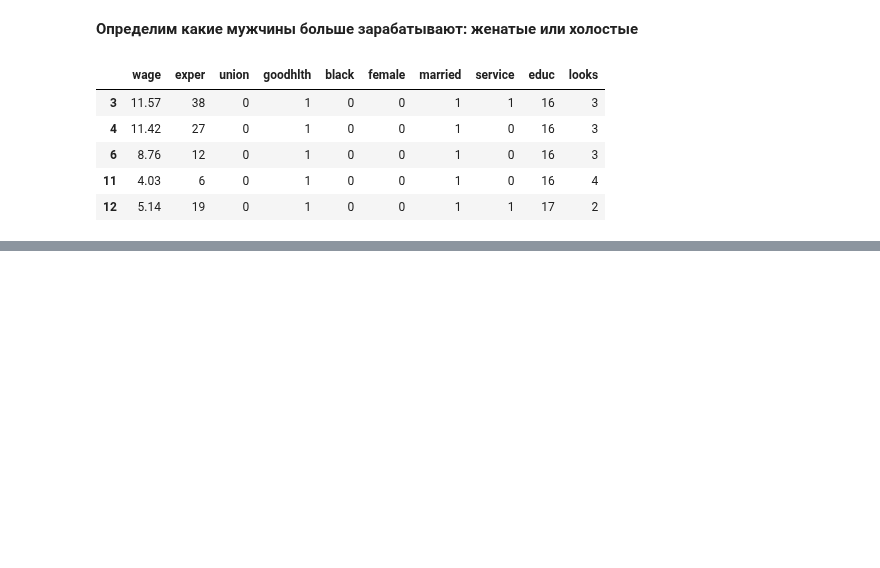
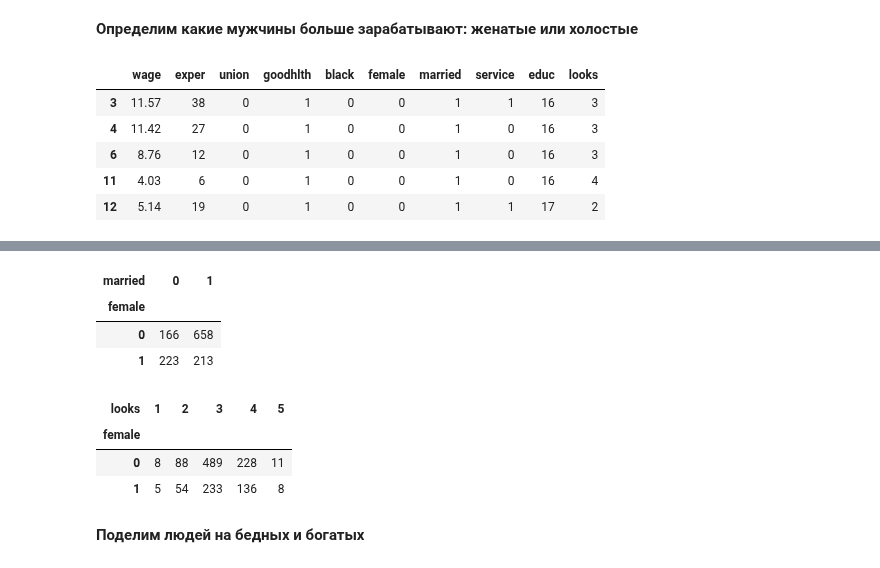
Before and after one commit to disp1air/Linal_ML, a Jupyter notebook: open_ds/1/beauty.ipynb, the cells around one changed output, grey strips where cells are left out. Saved outputs shown, nothing was run; the diff lists cells and outputs as text; code cells hidden in the pictures; blank space fills up the shorter version.

```diff
--- a/open_ds/1/beauty.ipynb
+++ b/open_ds/1/beauty.ipynb
@@ -134,0 +237,16 @@ data[(data['female'] == 0) & (data['married'] == 1)].head() # отбираем
+# %%
+pd.crosstab(data['female'], data['married'])
+# %% [output]
+| married | 0 | 1 |
+| female |  |  |
+| 0 | 166 | 658 |
+| 1 | 223 | 213 |
+# %%
+pd.crosstab(data['female'], data['looks'])
+# %% [output]
+| looks | 1 | 2 | 3 | 4 | 5 |
+| female |  |  |  |  |  |
+| 0 | 8 | 88 | 489 | 228 | 11 |
+| 1 | 5 | 54 | 233 | 136 | 8 |
+# %% [markdown]
+**Поделим людей на бедных и богатых**
```
Also changed, not shown: parts of 34 cells of this notebook, 1 other file.
